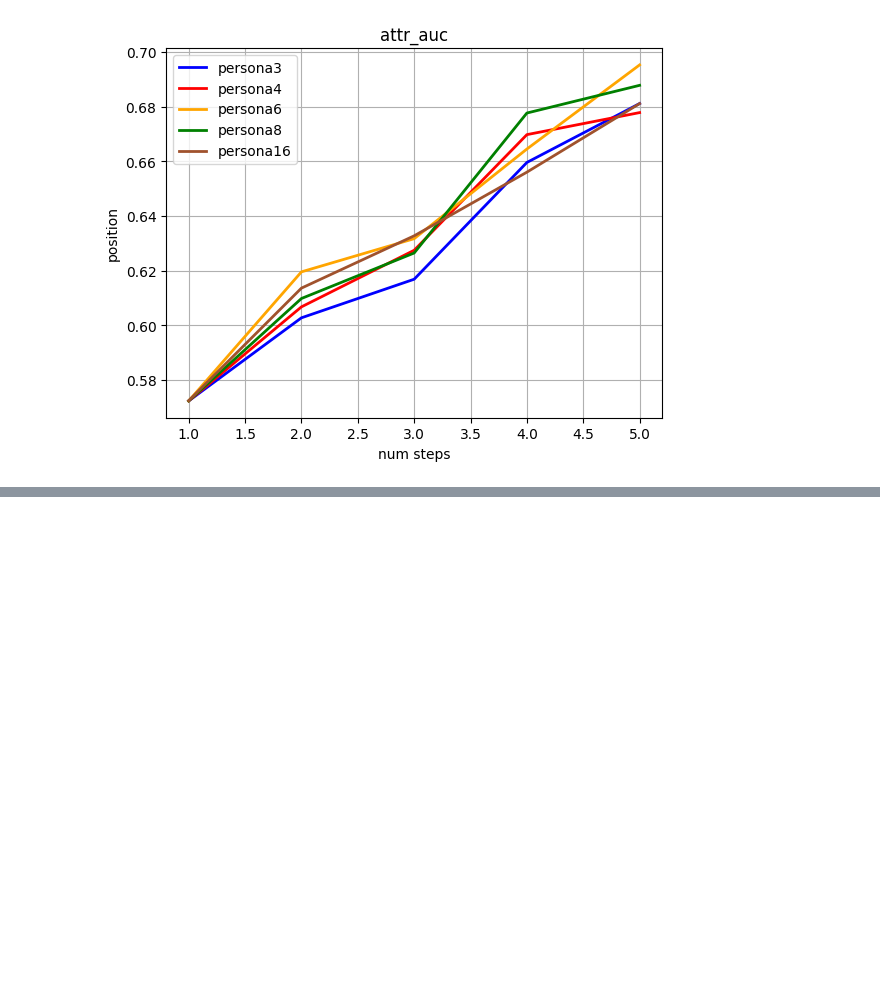
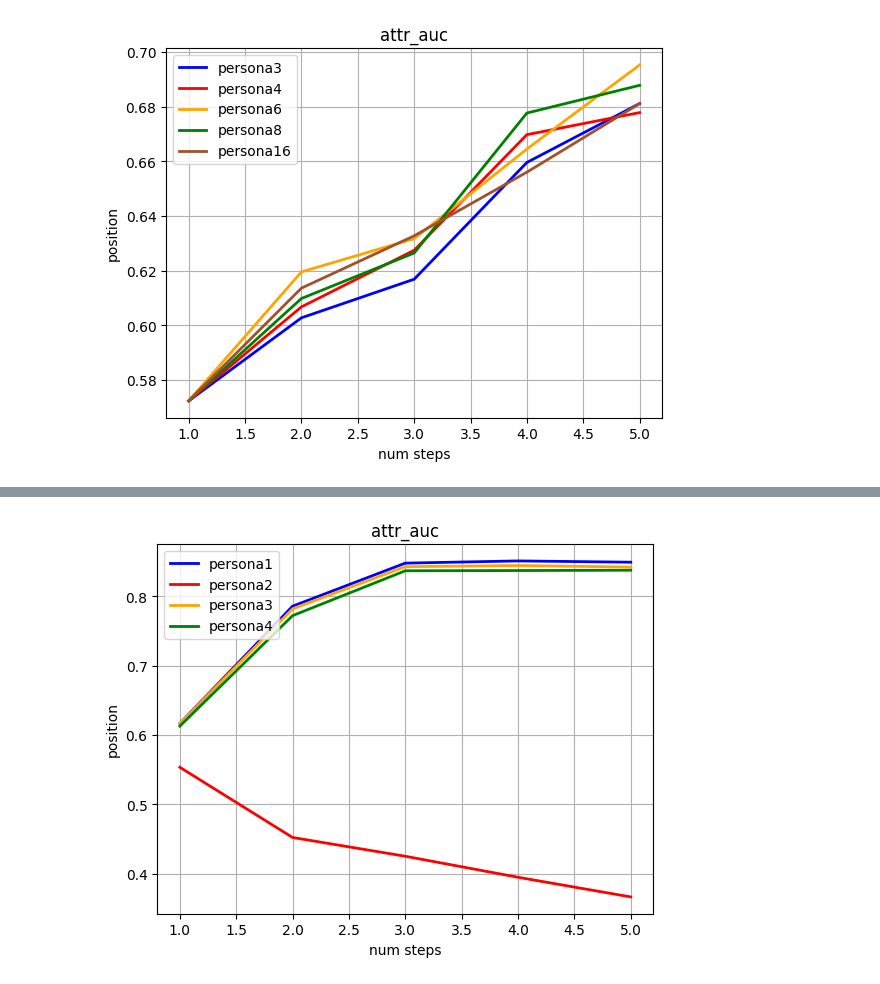
Before and after one commit to hiroemon-m/study, a Jupyter notebook: visualize/hard_32_5/visualization.ipynb, the cells around one changed output, grey strips where cells are left out. Saved outputs shown, nothing was run; the diff lists cells and outputs as text; code cells hidden in the pictures; blank space fills up the shorter version.

```diff
--- a/visualize/hard_32_5/visualization.ipynb
+++ b/visualize/hard_32_5/visualization.ipynb
@@ -106,0 +171,20 @@ ax.grid()
+# %%
+fig, ax = plt.subplots(1)
+t = [1,2,3,4,5]
+
+ax.plot(t, attr_max[0], lw=2, label='persona1', color='blue')
+ax.plot(t, attr_max[1], lw=2, label='persona2', color='red')
+ax.plot(t, attr_max[2], lw=2, label='persona3', color='orange')
+ax.plot(t, attr_max[3], lw=2, label='persona4', color='green')
+#ax.plot(t, attr_max[4], lw=2, label='persona6', color='sienna')
+#ax.plot(t, attr_max[5], lw=2, label='persona8', color='teal')
+#ax.plot(t, attr_mean[6], lw=2, label='persona16', color='indigo')
+
+
+ax.set_title(r'attr_auc')
+ax.legend(loc='upper left')
+ax.set_xlabel('num steps')
+ax.set_ylabel('position')
+ax.grid()
+# %% [output]
+[figure, added]
```
Also changed, not shown: parts of 3 cells of this notebook, 19 other files.
